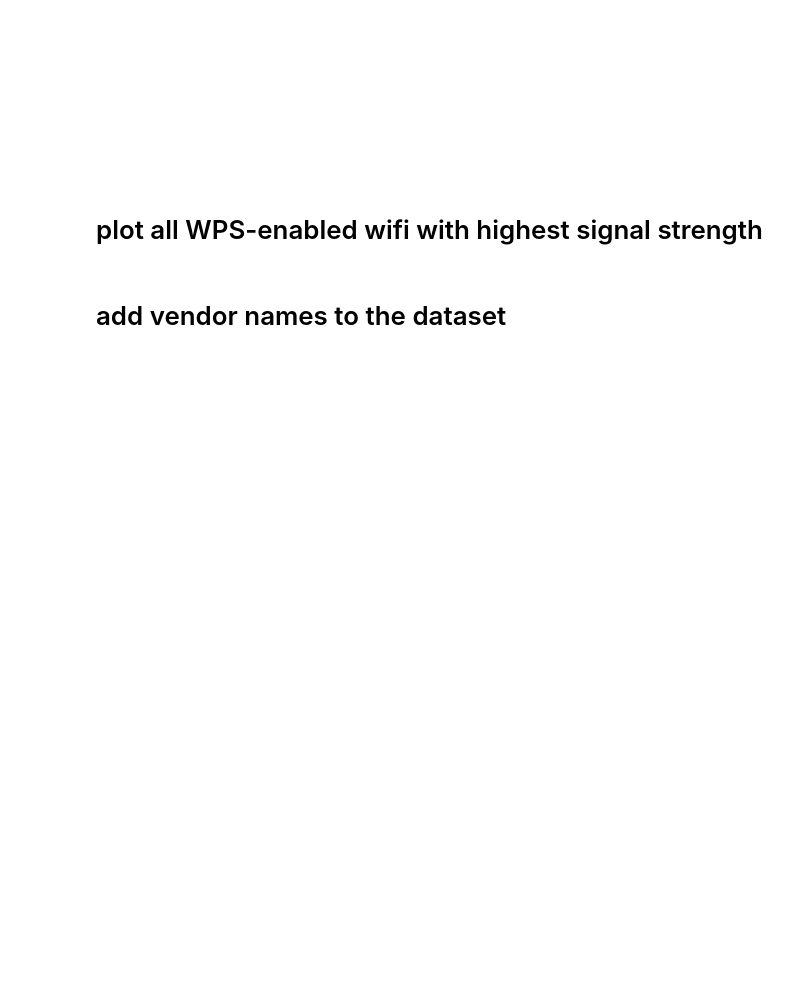
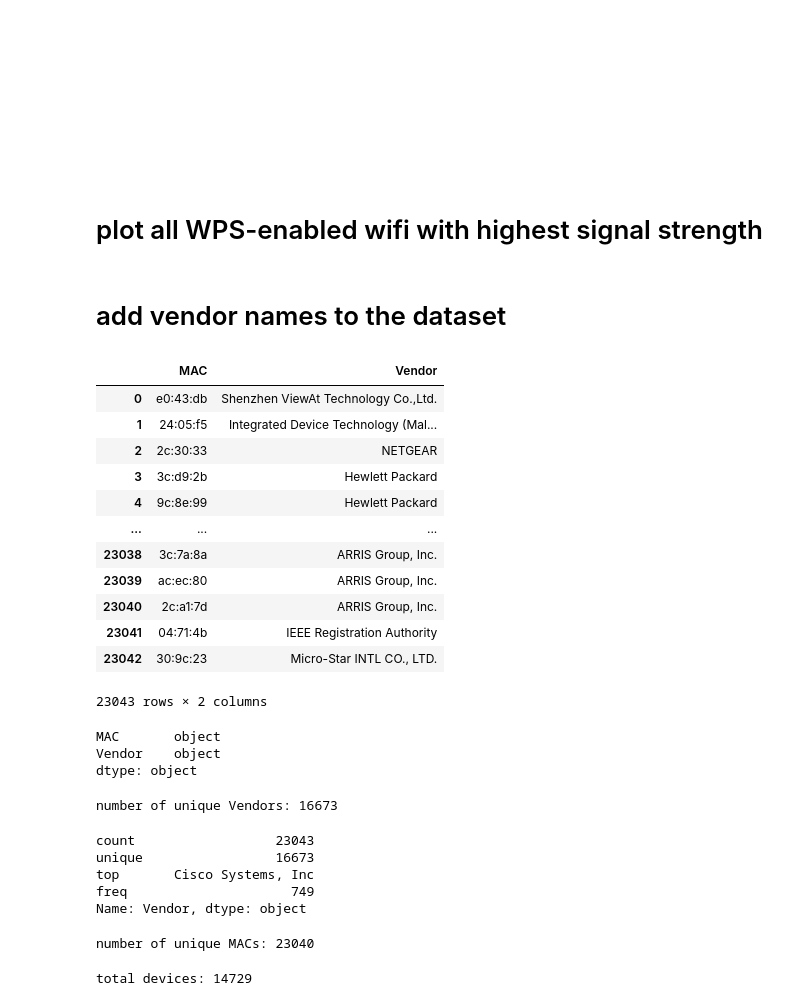
Before and after one commit to placebeyondtheclouds/wifi_map, a Jupyter notebook: wd.ipynb, the cells around one changed output. Saved outputs shown, nothing was run; the diff lists cells and outputs as text; code cells hidden in the pictures; blank space fills up the shorter version.

```diff
--- a/wd.ipynb
+++ b/wd.ipynb
@@ -193,12 +193,50 @@ display(basic_map)
 # add vendor names to the dataset
 # %%
 # https://github.com/AlexLynd/ESP8266-Wardriving/blob/master/mac-vendors.txt
-mac_vendors = pd.read_csv ('mac-vendors.csv', names=("MAC", "Vendor"))
+mac_vendors = pd.read_csv ('mac-vendors.csv', names=("MAC", "Vendor"),dtype=object)
 mac_vendors["MAC"]= mac_vendors["MAC"].str.lower()
 mac_vendors
+# %% [output]
+|  | MAC | Vendor |
+| 0 | e0:43:db | Shenzhen ViewAt Technology Co.,Ltd. |
+| 1 | 24:05:f5 | Integrated Device Technology (Mal... |
+| 2 | 2c:30:33 | NETGEAR |
+| 3 | 3c:d9:2b | Hewlett Packard |
+| 4 | 9c:8e:99 | Hewlett Packard |
+| ... | ... | ... |
+| 23038 | 3c:7a:8a | ARRIS Group, Inc. |
+| 23039 | ac:ec:80 | ARRIS Group, Inc. |
+| 23040 | 2c:a1:7d | ARRIS Group, Inc. |
+| 23041 | 04:71:4b | IEEE Registration Authority |
+| 23042 | 30:9c:23 | Micro-Star INTL CO., LTD. |
+23043 rows × 2 columns
+# %%
+mac_vendors.dtypes
+# %% [output]
+MAC       object
+Vendor    object
+dtype: object
+# %%
+print(f"number of unique Vendors: {len(mac_vendors['Vendor'].unique())}")
+# %% [output]
+number of unique Vendors: 16673
+# %%
+mac_vendors['Vendor'].describe()
+# %% [output]
+count                  23043
+unique                 16673
+top       Cisco Systems, Inc
+freq                     749
+Name: Vendor, dtype: object
+# %%
+print(f"number of unique MACs: {len(mac_vendors['MAC'].unique())}")
+# %% [output]
+number of unique MACs: 23040
 # %%
 importdataset()
-wd["MAC"]= wd["MAC"].str.lower()
+# wd["MAC"]= wd["MAC"].str.lower()
+# %% [output]
+total devices: 14729
 # %%
 #drop everything except those having valid MACs
 wd = wd.loc[(wd['MAC'].str.len() == 17)]
```
Also changed, not shown: parts of 13 cells of this notebook.
